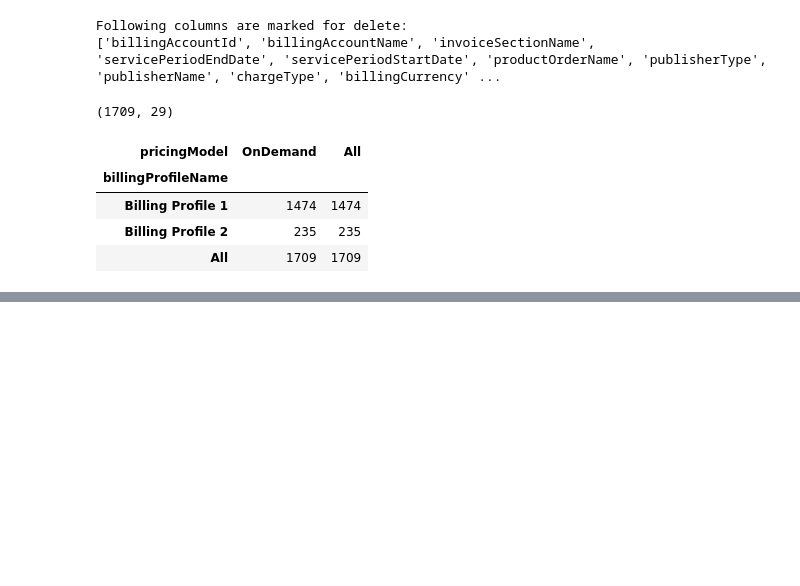
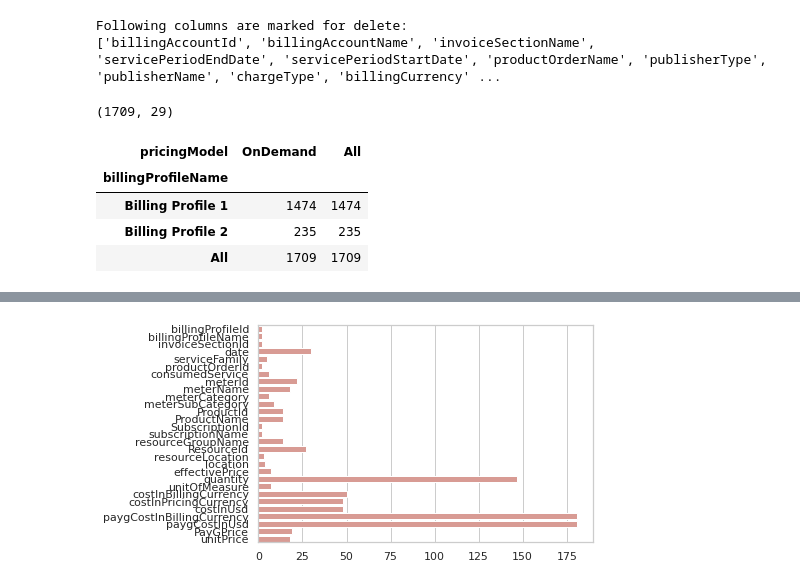
Before and after one commit to cltj/fun_with, a Jupyter notebook: jupyter/notebooks/pydata-book-2nd-edition/testing/get-cols.ipynb, the cells around one changed output, grey strips where cells are left out. Cells and saved outputs as stored; diff of their text form; code cells hidden in the pictures; blank space fills up the shorter version.

```diff
--- a/jupyter/notebooks/pydata-book-2nd-edition/testing/get-cols.ipynb
+++ b/jupyter/notebooks/pydata-book-2nd-edition/testing/get-cols.ipynb
@@ -45,0 +47,12 @@ TypeError: unhashable type: 'Series'
+# %%
+df2 = df1.nunique(axis=0)
+# %%
+from ctypes import sizeof
+
+
+sns.set_theme(style="whitegrid")
+ax = sns.barplot(x=df2, y=df2.index, color="salmon", saturation=.5)
+#plt.subplot(111,autoscaley_on=True)
+#sns.barplot(x=df2, y=df2.index)
+# %% [output]
+[figure, added]
```
Also changed, not shown: parts of 1 cell of this notebook.
